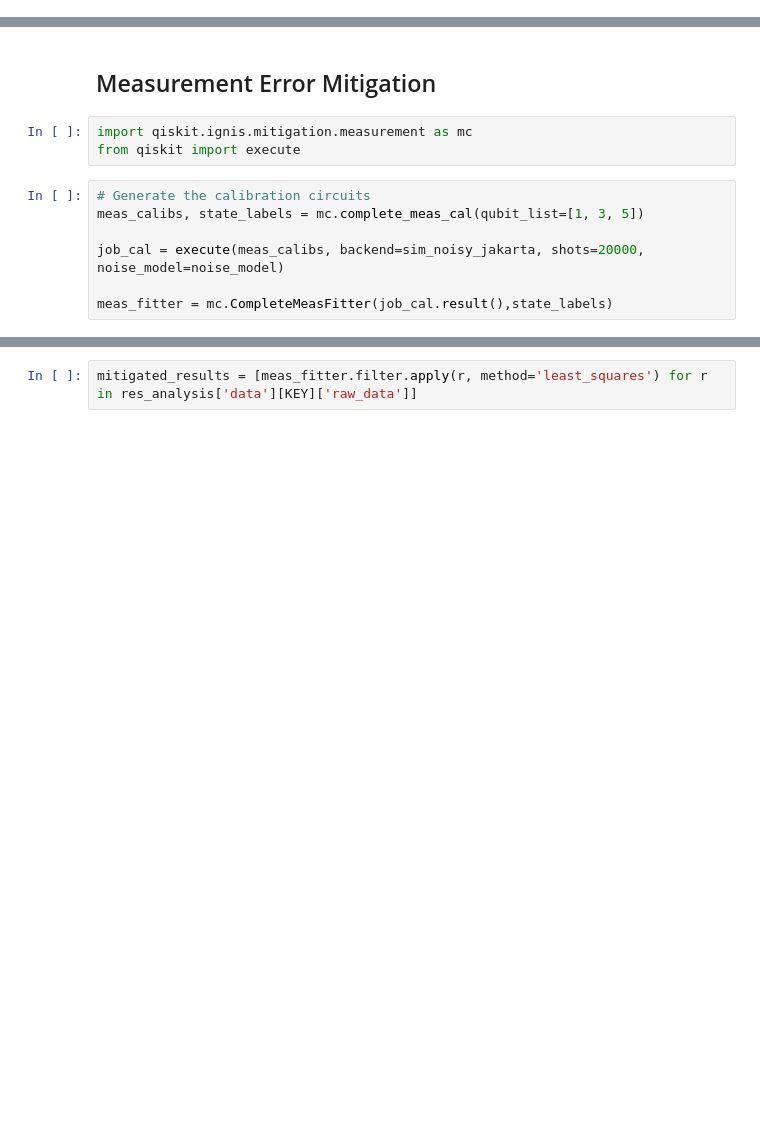
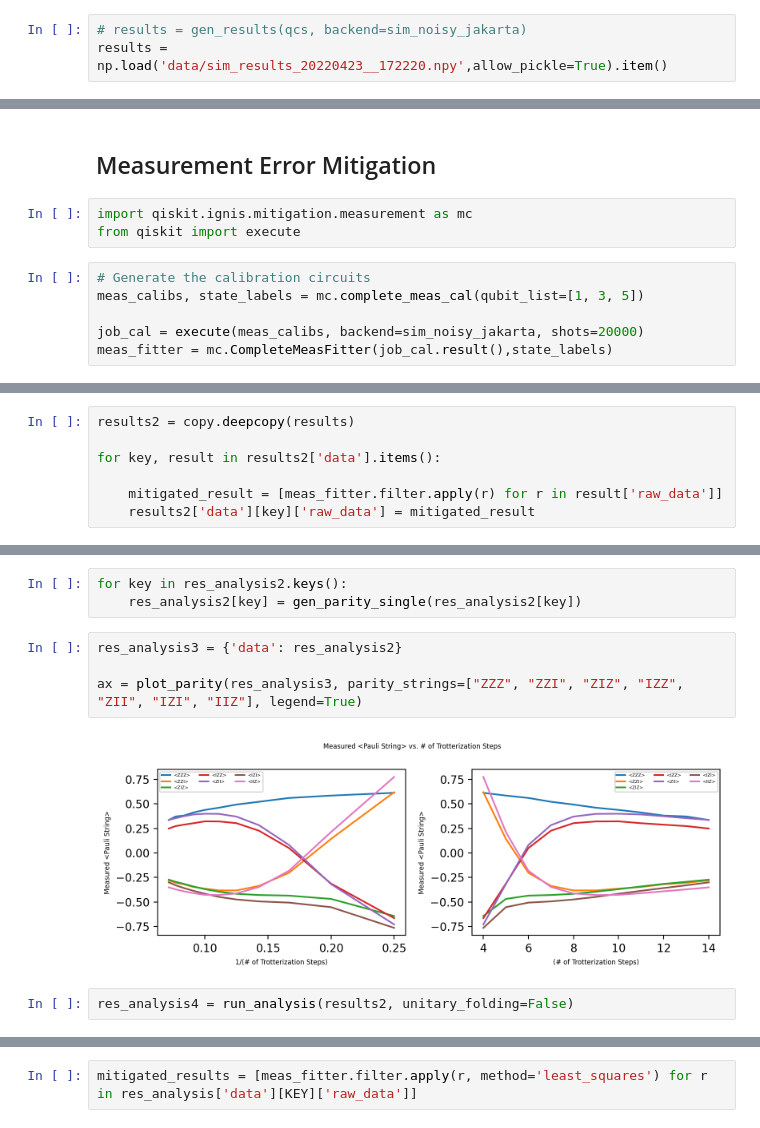
Before and after one commit to Phionx/trotts, a Jupyter notebook: explore/meas_error_mitigation.ipynb, the cells around one changed output, grey strips where cells are left out. Saved outputs shown, nothing was run; the diff lists cells and outputs as text; blank space fills up the shorter version.

Commit message:
Trying to fix meas calibration

```diff
--- a/explore/meas_error_mitigation.ipynb
+++ b/explore/meas_error_mitigation.ipynb
@@ -248,3 +37,6 @@ Job Status: job has successfully run
+# %%
+# results = gen_results(qcs, backend=sim_noisy_jakarta)
+results = np.load('data/sim_results_20220423__172220.npy',allow_pickle=True).item()
 # %%
 res_analysis = run_analysis(results, unitary_folding=False)
 # %%
@@ -260,8 +54,7 @@ from qiskit import execute
 # Generate the calibration circuits
 meas_calibs, state_labels = mc.complete_meas_cal(qubit_list=[1, 3, 5])
 
-job_cal = execute(meas_calibs, backend=sim_noisy_jakarta, shots=20000, noise_model=noise_model)
-
+job_cal = execute(meas_calibs, backend=sim_noisy_jakarta, shots=20000)
 meas_fitter = mc.CompleteMeasFitter(job_cal.result(),state_labels)
 # %%
 print(f"IBM Jakarta Noisy Simulation Readout Fidelity: {meas_fitter.readout_fidelity()}")
@@ -272,0 +84,7 @@ IBM Jakarta Noisy Simulation Readout Fidelity: 0.90760625
+# %%
+results2 = copy.deepcopy(results)
+
+for key, result in results2['data'].items():
+
+    mitigated_result = [meas_fitter.filter.apply(r) for r in result['raw_data']]
+    results2['data'][key]['raw_data'] = mitigated_result
@@ -272,0 +160,11 @@ IBM Jakarta Noisy Simulation Readout Fidelity: 0.90760625
+# %%
+for key in res_analysis2.keys():
+    res_analysis2[key] = gen_parity_single(res_analysis2[key])
+# %%
+res_analysis3 = {'data': res_analysis2}
+
+ax = plot_parity(res_analysis3, parity_strings=["ZZZ", "ZZI", "ZIZ", "IZZ", "ZII", "IZI", "IIZ"], legend=True)
+# %% [output]
+[figure, added]
+# %%
+res_analysis4 = run_analysis(results2, unitary_folding=False)
```
Also changed, not shown: parts of 18 cells of this notebook, 5 other files.
